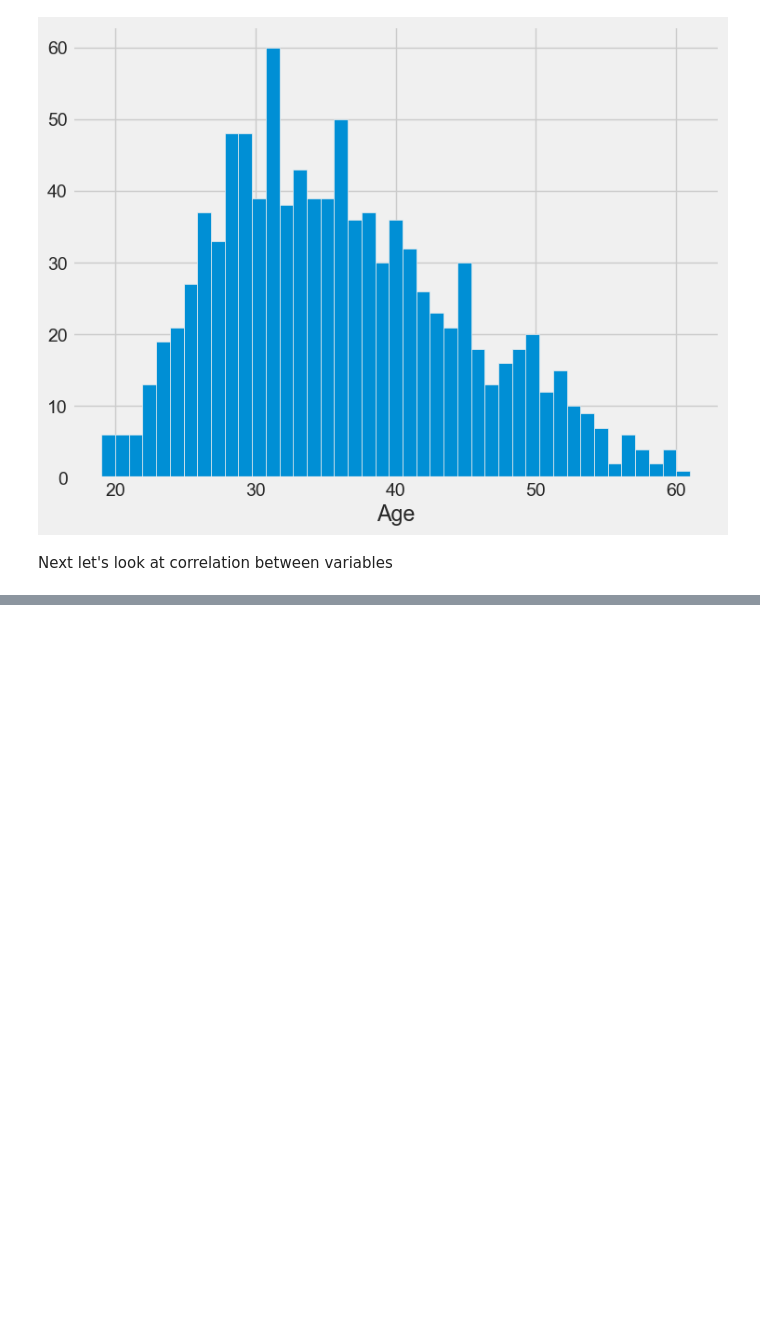
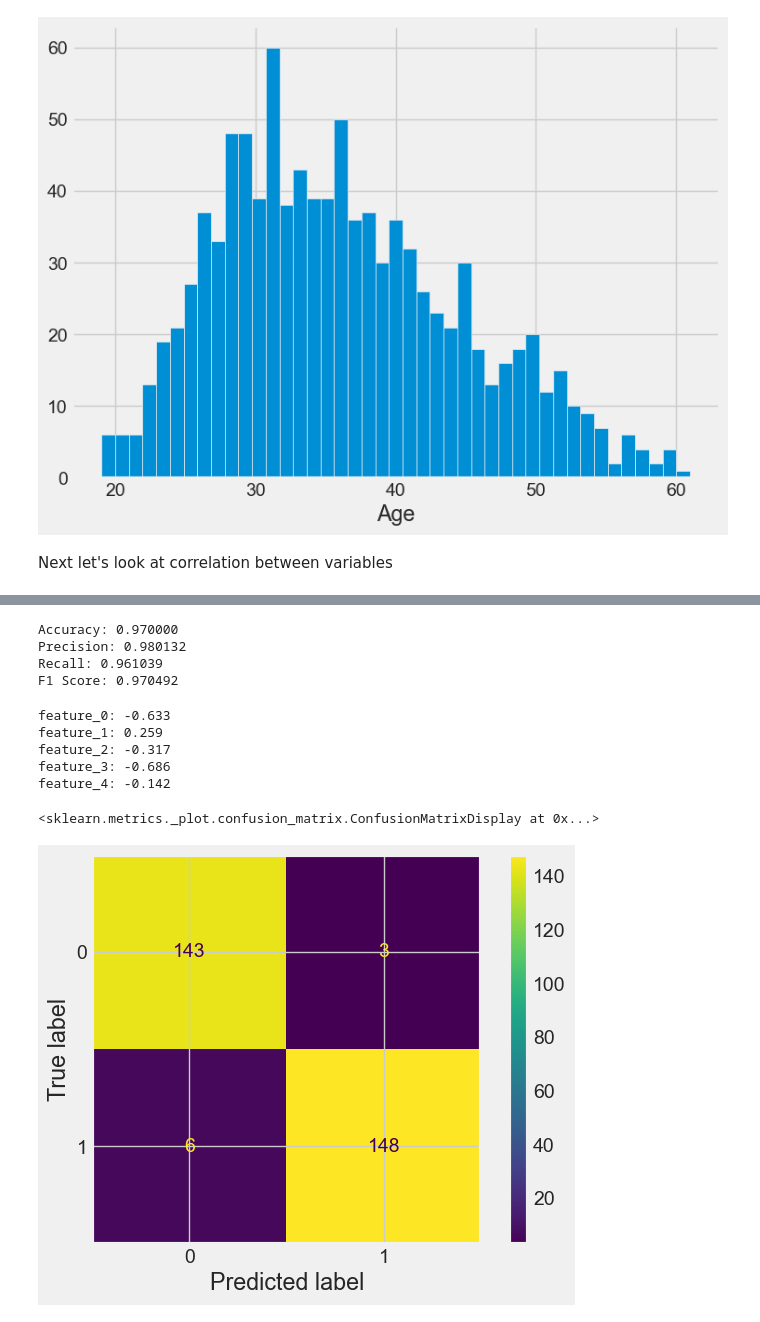
Before and after one commit to brandon728/My-Test-Project, a Jupyter notebook: predict_clicks_eda.ipynb, the cells around one changed output, grey strips where cells are left out. Drawn from its saved outputs; the diff is of its cells as text; code cells hidden in the pictures; blank space fills up the shorter version.

Commit message:
updated regression lines

```diff
--- a/predict_clicks_eda.ipynb
+++ b/predict_clicks_eda.ipynb
@@ -98,0 +96,32 @@ heatmap.set_title('Correlation Heatmap', fontdict={'fontsize':14}, pad=10);
+# %%
+# Important imports for preprocessing, modeling, and evaluation.
+from sklearn.preprocessing import OneHotEncoder
+from sklearn.model_selection import train_test_split
+from sklearn.linear_model import LogisticRegression
+import sklearn.metrics as metrics
+
+X = data.drop(['Timestamp', 'Clicked on Ad', 'Ad Topic Line', 'Country', 'City'], axis=1)
+y = data['Clicked on Ad']
+
+X_train, X_test, y_train, y_test = train_test_split(X, y, test_size=0.3, random_state=42)
+
+# cat_columns = []
+num_columns = ['Daily Time Spent on Site', 'Age', 'Area Income', 'Daily Internet Usage', 'Male']
+
+
+ct = make_column_transformer(
+    (MinMaxScaler(), num_columns),
+    (StandardScaler(), num_columns),
+    remainder='passthrough'
+)
+
+X_train = ct.fit_transform(X_train)
+X_test = ct.transform(X_test)
+# %%
+# Fit a LogisticRegression model to the training data
+clf = LogisticRegression().fit(X_train,y_train)
+# %%
+# Predict the outcome for the test dataset
+# Save predictions and print predictions
+y_pred = clf.predict(X_test)
+print(y_pred)
@@ -98,0 +138,36 @@ heatmap.set_title('Correlation Heatmap', fontdict={'fontsize':14}, pad=10);
+# %%
+# Analyze the results by printing accuracy, precision, recall and F1 score
+import sklearn.metrics as metrics
+print("Accuracy:", "%.6f" % metrics.accuracy_score(y_test, y_pred))
+print("Precision:", "%.6f" % metrics.precision_score(y_test, y_pred))
+print("Recall:", "%.6f" % metrics.recall_score(y_test, y_pred))
+print("F1 Score:", "%.6f" % metrics.f1_score(y_test, y_pred))
+# %% [output]
+Accuracy: 0.970000
+Precision: 0.980132
+Recall: 0.961039
+F1 Score: 0.970492
+# %%
+# Retrieve feature coefficients (scores)
+feature_scores = clf.coef_[0]
+
+# Create feature names (for demonstration purposes)
+feature_names = [f"feature_{i}" for i in range(X.shape[1])]
+
+# Print feature scores alongside feature names
+for name, score in zip(feature_names, feature_scores):
+    print(f"{name}: {score:.3f}")
+# %% [output]
+feature_0: -0.633
+feature_1: 0.259
+feature_2: -0.317
+feature_3: -0.686
+feature_4: -0.142
+# %%
+# Produce a confusion matrix
+cm = metrics.confusion_matrix(y_test, y_pred, labels = clf.classes_)
+disp = metrics.ConfusionMatrixDisplay(confusion_matrix = cm,display_labels = clf.classes_)
+disp.plot()
+# %% [output]
+<sklearn.metrics._plot.confusion_matrix.ConfusionMatrixDisplay at 0x...>
+[figure, added]
```
Also changed, not shown: parts of 3 cells of this notebook.
